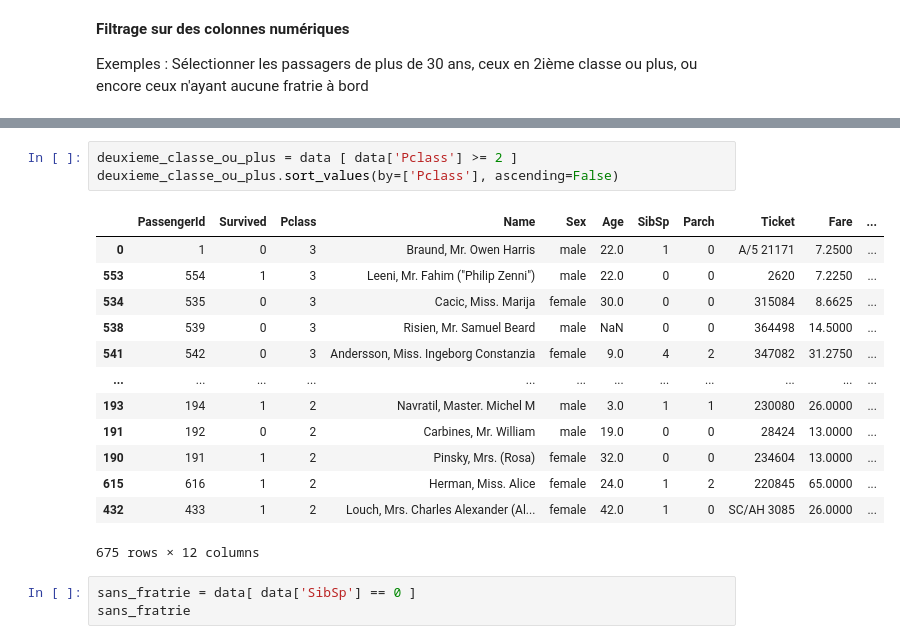
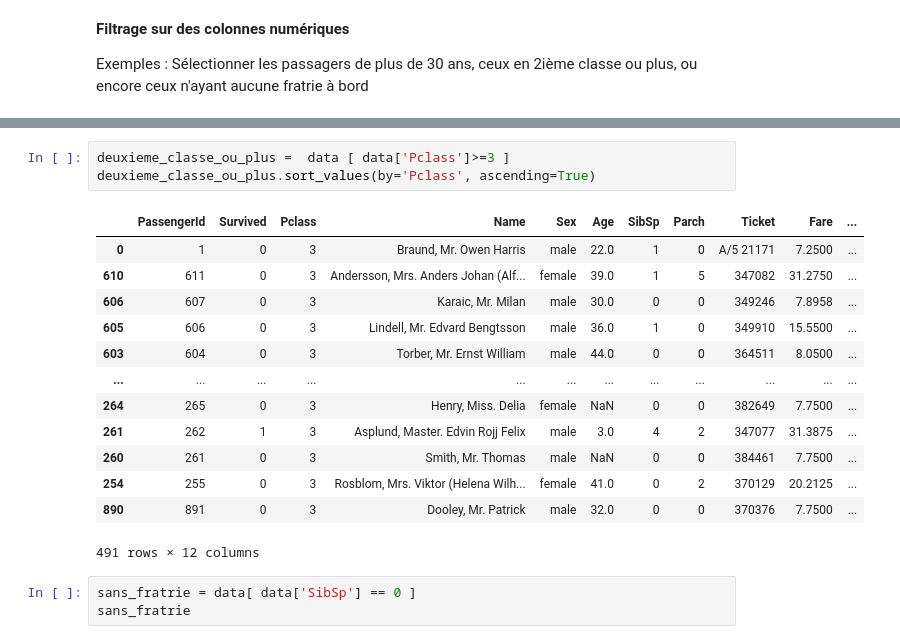
Before and after one commit to nevillemakoyi/Pandas_basic, a Jupyter notebook: notebooks/4 - data modeling avec Pandas - cours - élève.ipynb, the cells around one changed output, grey strips where cells are left out. Saved outputs shown, nothing was run; the diff lists cells and outputs as text.

```diff
--- a/notebooks/4 - data modeling avec Pandas - cours - élève.ipynb
+++ b/notebooks/4 - data modeling avec Pandas - cours - élève.ipynb
@@ -49,21 +48,21 @@ plus_de_30.sort_values(by=['Age'], ascending=True)
 305 rows × 12 columns
 # %%
-deuxieme_classe_ou_plus = data [ data['Pclass'] >= 2 ]
-deuxieme_classe_ou_plus.sort_values(by=['Pclass'], ascending=False)
+deuxieme_classe_ou_plus =  data [ data['Pclass']>=3 ]
+deuxieme_classe_ou_plus.sort_values(by='Pclass', ascending=True)
 # %% [output]
 |  | PassengerId | Survived | Pclass | Name | Sex | Age | SibSp | Parch | Ticket | Fare | ... |
 | 0 | 1 | 0 | 3 | Braund, Mr. Owen Harris | male | 22.0 | 1 | 0 | A/5 21171 | 7.2500 | ... |
-| 553 | 554 | 1 | 3 | Leeni, Mr. Fahim ("Philip Zenni") | male | 22.0 | 0 | 0 | 2620 | 7.2250 | ... |
-| 534 | 535 | 0 | 3 | Cacic, Miss. Marija | female | 30.0 | 0 | 0 | 315084 | 8.6625 | ... |
-| 538 | 539 | 0 | 3 | Risien, Mr. Samuel Beard | male | NaN | 0 | 0 | 364498 | 14.5000 | ... |
-| 541 | 542 | 0 | 3 | Andersson, Miss. Ingeborg Constanzia | female | 9.0 | 4 | 2 | 347082 | 31.2750 | ... |
+| 610 | 611 | 0 | 3 | Andersson, Mrs. Anders Johan (Alf... | female | 39.0 | 1 | 5 | 347082 | 31.2750 | ... |
+| 606 | 607 | 0 | 3 | Karaic, Mr. Milan | male | 30.0 | 0 | 0 | 349246 | 7.8958 | ... |
+| 605 | 606 | 0 | 3 | Lindell, Mr. Edvard Bengtsson | male | 36.0 | 1 | 0 | 349910 | 15.5500 | ... |
+| 603 | 604 | 0 | 3 | Torber, Mr. Ernst William | male | 44.0 | 0 | 0 | 364511 | 8.0500 | ... |
 | ... | ... | ... | ... | ... | ... | ... | ... | ... | ... | ... | ... |
-| 193 | 194 | 1 | 2 | Navratil, Master. Michel M | male | 3.0 | 1 | 1 | 230080 | 26.0000 | ... |
-| 191 | 192 | 0 | 2 | Carbines, Mr. William | male | 19.0 | 0 | 0 | 28424 | 13.0000 | ... |
-| 190 | 191 | 1 | 2 | Pinsky, Mrs. (Rosa) | female | 32.0 | 0 | 0 | 234604 | 13.0000 | ... |
-| 615 | 616 | 1 | 2 | Herman, Miss. Alice | female | 24.0 | 1 | 2 | 220845 | 65.0000 | ... |
-| 432 | 433 | 1 | 2 | Louch, Mrs. Charles Alexander (Al... | female | 42.0 | 1 | 0 | SC/AH 3085 | 26.0000 | ... |
+| 264 | 265 | 0 | 3 | Henry, Miss. Delia | female | NaN | 0 | 0 | 382649 | 7.7500 | ... |
+| 261 | 262 | 1 | 3 | Asplund, Master. Edvin Rojj Felix | male | 3.0 | 4 | 2 | 347077 | 31.3875 | ... |
+| 260 | 261 | 0 | 3 | Smith, Mr. Thomas | male | NaN | 0 | 0 | 384461 | 7.7500 | ... |
+| 254 | 255 | 0 | 3 | Rosblom, Mrs. Viktor (Helena Wilh... | female | 41.0 | 0 | 2 | 370129 | 20.2125 | ... |
+| 890 | 891 | 0 | 3 | Dooley, Mr. Patrick | male | 32.0 | 0 | 0 | 370376 | 7.7500 | ... |
-675 rows × 12 columns
+491 rows × 12 columns
 # %%
 sans_fratrie = data[ data['SibSp'] == 0 ]
 sans_fratrie
```
Also changed, not shown: parts of 6 cells of this notebook.
